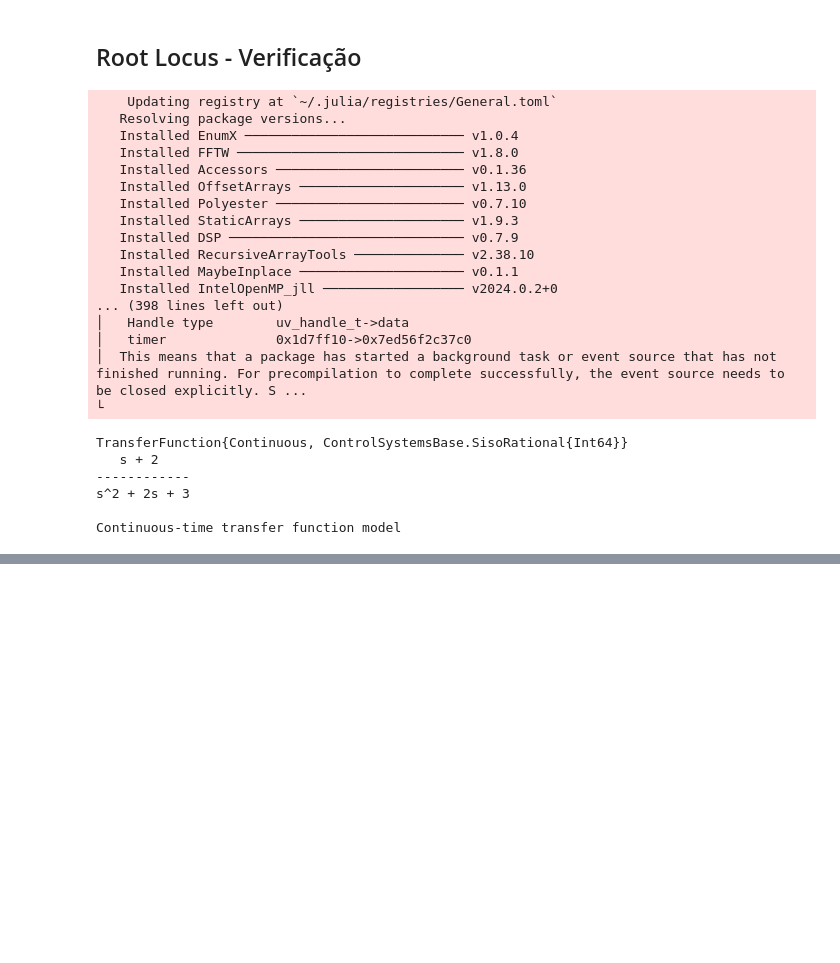
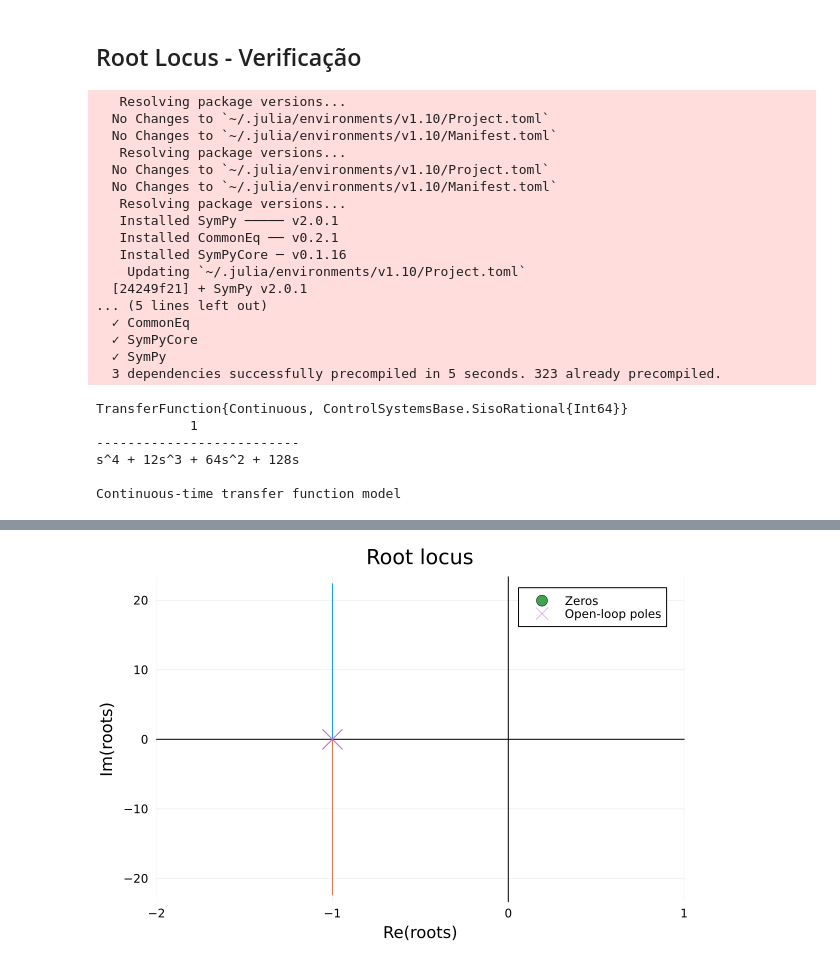
Before and after one commit to andre-meneses/controle, a Jupyter notebook: unidade_1/lgr.ipynb, the cells around one changed output, grey strips where cells are left out. Cells and saved outputs as stored; diff of their text form; code cells hidden in the pictures; blank space fills up the shorter version.

Commit message:
Modify root locus notebook, add step 7

```diff
--- a/unidade_1/lgr.ipynb
+++ b/unidade_1/lgr.ipynb
@@ -7,38 +7,53 @@
 ## Root Locus - Verificação
 # %%
 using Pkg
+Pkg.add("Plots")
 Pkg.add("ControlSystems")
+Pkg.add("SymPy")
+
+using Plots
+using ControlSystems
+using SymPy
 # %% [output]
-    Updating registry at `~/.julia/registries/General.toml`
    Resolving package versions...
-   Installed EnumX ──────────────────────────── v1.0.4
-   Installed FFTW ───────────────────────────── v1.8.0
-   Installed Accessors ──────────────────────── v0.1.36
-   Installed OffsetArrays ───────────────────── v1.13.0
-   Installed Polyester ──────────────────────── v0.7.10
-   Installed StaticArrays ───────────────────── v1.9.3
-   Installed DSP ────────────────────────────── v0.7.9
-   Installed RecursiveArrayTools ────────────── v2.38.10
-   Installed MaybeInplace ───────────────────── v0.1.1
-   Installed IntelOpenMP_jll ────────────────── v2024.0.2+0
-... (398 lines left out)
-│   Handle type        uv_handle_t->data
-│   timer              0x1d7ff10->0x7ed56f2c37c0
-│  This means that a package has started a background task or event source that has not finished running. For precompilation to complete successfully, the event source needs to be closed explicitly. S ...
-└
+  No Changes to `~/.julia/environments/v1.10/Project.toml`
+  No Changes to `~/.julia/environments/v1.10/Manifest.toml`
+   Resolving package versions...
+  No Changes to `~/.julia/environments/v1.10/Project.toml`
+  No Changes to `~/.julia/environments/v1.10/Manifest.toml`
+   Resolving package versions...
+   Installed SymPy ───── v2.0.1
+   Installed CommonEq ── v0.2.1
+   Installed SymPyCore ─ v0.1.16
+    Updating `~/.julia/environments/v1.10/Project.toml`
+  [24249f21] + SymPy v2.0.1
+... (5 lines left out)
+  ✓ CommonEq
+  ✓ SymPyCore
+  ✓ SymPy
+  3 dependencies successfully precompiled in 5 seconds. 323 already precompiled.
 # %%
-using ControlSystems
-
 # Define the numerator and denominator of the transfer function
-num = [1, 2]  # Coefficients of s + 2
-den = [1, 2, 3]  # Coefficients of s^2 + 2s + 3
+num = [0, 1]  # Coefficients of s + 2
+den = [1, 12, 64, 128, 0]  # Coefficients of s^2 + 2s + 3
 
 # Create the transfer function model
 sys = tf(num, den)
 # %% [output]
 TransferFunction{Continuous, ControlSystemsBase.SisoRational{Int64}}
-   s + 2
-------------
-s^2 + 2s + 3
+            1
+--------------------------
+s^4 + 12s^3 + 64s^2 + 128s
 
 Continuous-time transfer function model
+# %%
+# Example: Define G(s) and H(s)
+G = tf([1], [1, 2, 1])  # G(s) = 1 / (s^2 + 2s + 1)
+H = tf([1], [1])        # H(s) = 1 (unity feedback)
+
+# The open-loop transfer function G(s)H(s) without explicitly specifying k
+GH = G * H
+
+# Generate the root locus plot, which implicitly considers the variation of k
+rlocusplot(GH)
+# %% [output]
@@ -45 +62,2 @@ Continuous-time transfer function model
+[figure, added]
 # %%
```
Also changed, not shown: parts of 11 cells of this notebook.
